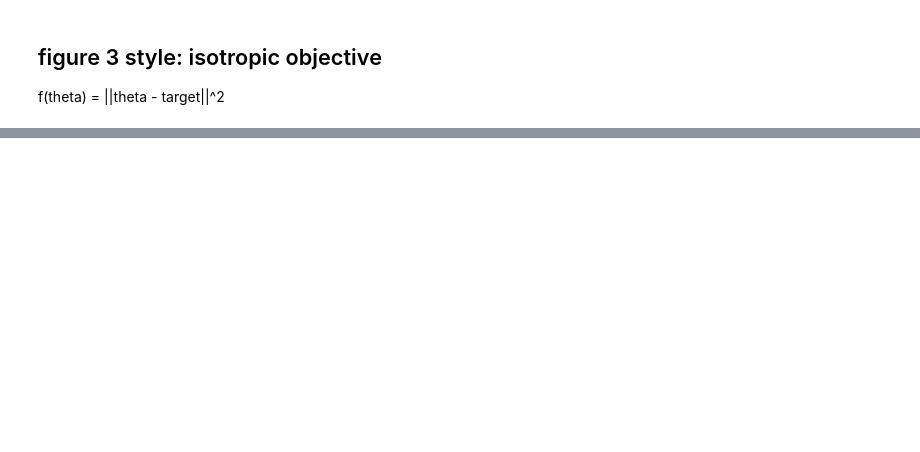
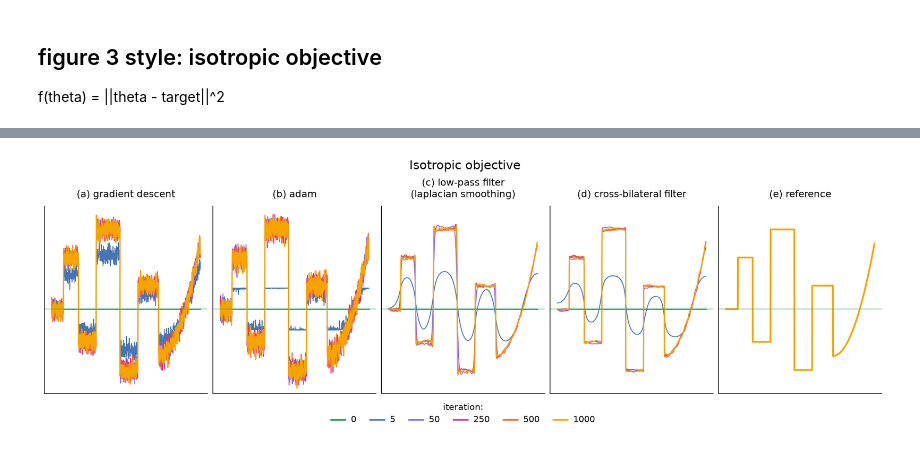
Before and after one commit to alanx1234/spatiotemporal-bilateral-gradient-filtering, a Jupyter notebook: 1d_signal/figures.ipynb, the cells around one changed output, grey strips where cells are left out. Saved outputs shown, nothing was run; the diff lists cells and outputs as text; code cells hidden in the pictures; blank space fills up the shorter version.

```diff
--- a/1d_signal/figures.ipynb
+++ b/1d_signal/figures.ipynb
@@ -130,0 +211,47 @@ plot_histories(histories_figure_3, target, snapshots, 'figure 3 style: isotropic
+# %%
+def make_edge_rich_target(size):
+    '''make a target with many sharp jumps to stress edge preservation.'''
+    x = np.linspace(0, 1, size)
+    target = np.zeros(size)
+
+    target[(x >= 0.08) & (x < 0.18)] = 0.55
+    target[(x >= 0.18) & (x < 0.30)] = -0.35
+    target[(x >= 0.30) & (x < 0.46)] = 0.85
+    target[(x >= 0.46) & (x < 0.58)] = -0.65
+    target[(x >= 0.58) & (x < 0.72)] = 0.25
+
+    tail = x >= 0.72
+    tail_x = (x[tail] - 0.72) / 0.28
+    target[tail] = -0.50 + 1.20 * tail_x ** 2
+
+    return target
+
+
+size = 1000
+iterations = 1000
+snapshots = [0, 5, 50, 250, 500, 1000]
+noise_std = 0.32
+
+target = make_edge_rich_target(size)
+theta_start = np.zeros(size)
+noise = rng.normal(scale=noise_std, size=(iterations, size))
+
+
+def noisy_edge_gradient(theta, iteration):
+    '''gradient of squared error plus zero-mean gaussian noise.'''
+    return 2 * (theta - target) + noise[iteration]
+
+
+laplacian = laplacian_smoothing_filter(strength=800.0)
+bilateral = cross_bilateral_filter(sigma_spatial=70.0, sigma_data=0.10)
+
+histories_edge_rich = {
+    'gradient descent': run_gradient_descent(theta_start, noisy_edge_gradient, 0.10, iterations, snapshots),
+    'adam': run_optimizer(adam_optimizer(lr=0.045, b_1=0.2, b_2=0.2), theta_start, noisy_edge_gradient, iterations, snapshots),
+    'laplacian': run_optimizer(spatiotemporal_optimizer(lr=0.090, filter=laplacian, b_1=0.2, b_2=0.2), theta_start, noisy_edge_gradient, iterations, snapshots),
+    'cross bilateral': run_optimizer(spatiotemporal_optimizer(lr=0.090, filter=bilateral, b_1=0.2, b_2=0.2), theta_start, noisy_edge_gradient, iterations, snapshots),
+}
+
+plot_iteration_overlays(histories_edge_rich, target, snapshots, ' Isotropic objective');
+# %% [output]
+[figure, added]
```
Also changed, not shown: parts of 5 cells of this notebook, 1 other file.
